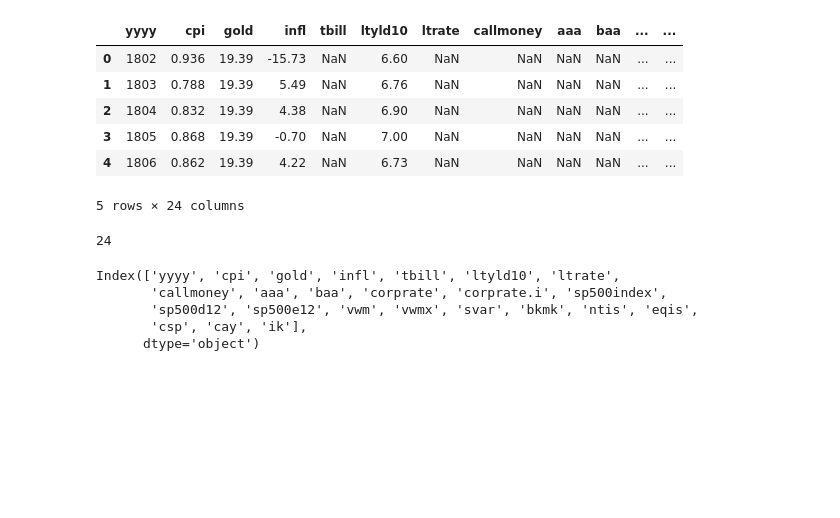
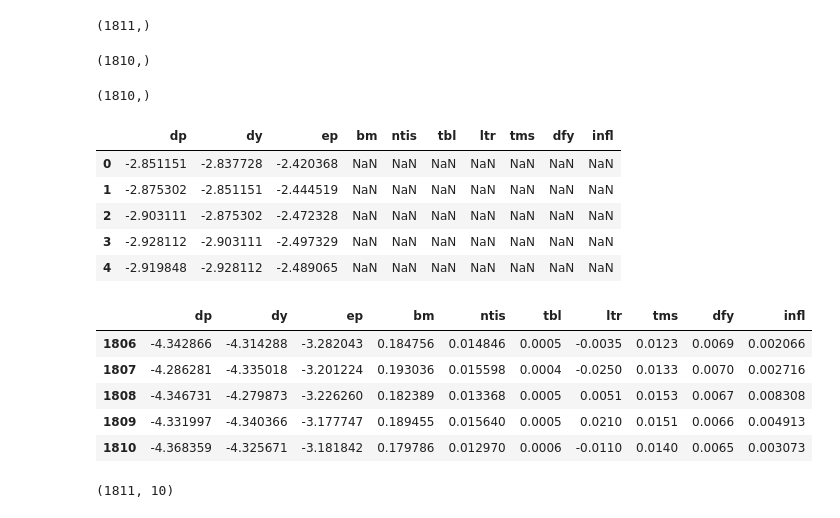
Before and after one commit to broughtj/DATA5610-SP22, a Jupyter notebook: Final Project/Goyal-Welch-Data.ipynb, the cells around one changed output. Saved outputs shown, nothing was run; the diff lists cells and outputs as text; code cells hidden in the pictures; blank space fills up the shorter version.

```diff
--- a/Final Project/Goyal-Welch-Data.ipynb
+++ b/Final Project/Goyal-Welch-Data.ipynb
@@ -34,0 +71,11 @@ wdf = pd.read_csv("goyal-welch-a.csv")
+# %%
+#### 8. (tms) Term spread
+tms = df.lty.values - df.tbl.values
+tms = tms[1:]
+# %%
+#### 9. (dfy) Default yield spread
+dfy = df.BAA.values - df.AAA.values
+dfy = dfy[1:]
+# %%
+#### 10. (infl) Inflation
+infl = df.infl.values[1:]
@@ -35,22 +87,49 @@ wdf = pd.read_csv("goyal-welch-a.csv")
+# %%
+date.shape
+# %% [output]
+(1811,)
+# %%
+date_leads.shape
+# %% [output]
+(1810,)
+# %%
+date_lags.shape
+# %% [output]
+(1810,)
+# %%
+#### 12. Make the dataframe
+new_df = pd.DataFrame(
+    {
+        'dp' : dp,
+        'dy' : dy,
+        'ep' : ep,
+        'bm' : bm,
+        'ntis' : ntis,
+        'tbl' : tbl,
+        'ltr' : ltr,
+        'tms' : tms,
+        'dfy' : dfy,
+        'infl' : infl
+})
 # %%
-wdf.head()
+new_df.head()
 # %% [output]
-|  | yyyy | cpi | gold | infl | tbill | ltyld10 | ltrate | callmoney | aaa | baa | ... | ... |
-| 0 | 1802 | 0.936 | 19.39 | -15.73 | NaN | 6.60 | NaN | NaN | NaN | NaN | ... | ... |
-| 1 | 1803 | 0.788 | 19.39 | 5.49 | NaN | 6.76 | NaN | NaN | NaN | NaN | ... | ... |
-| 2 | 1804 | 0.832 | 19.39 | 4.38 | NaN | 6.90 | NaN | NaN | NaN | NaN | ... | ... |
-| 3 | 1805 | 0.868 | 19.39 | -0.70 | NaN | 7.00 | NaN | NaN | NaN | NaN | ... | ... |
-| 4 | 1806 | 0.862 | 19.39 | 4.22 | NaN | 6.73 | NaN | NaN | NaN | NaN | ... | ... |
+|  | dp | dy | ep | bm | ntis | tbl | ltr | tms | dfy | infl |
+| 0 | -2.851151 | -2.837728 | -2.420368 | NaN | NaN | NaN | NaN | NaN | NaN | NaN |
+| 1 | -2.875302 | -2.851151 | -2.444519 | NaN | NaN | NaN | NaN | NaN | NaN | NaN |
+| 2 | -2.903111 | -2.875302 | -2.472328 | NaN | NaN | NaN | NaN | NaN | NaN | NaN |
+| 3 | -2.928112 | -2.903111 | -2.497329 | NaN | NaN | NaN | NaN | NaN | NaN | NaN |
+| 4 | -2.919848 | -2.928112 | -2.489065 | NaN | NaN | NaN | NaN | NaN | NaN | NaN |
-5 rows × 24 columns
-# %%
-len(wdf.columns)
-# %% [output]
-24
-# %%
-wdf.columns
-# %% [output]
-Index(['yyyy', 'cpi', 'gold', 'infl', 'tbill', 'ltyld10', 'ltrate',
-       'callmoney', 'aaa', 'baa', 'corprate', 'corprate.i', 'sp500index',
-       'sp500d12', 'sp500e12', 'vwm', 'vwmx', 'svar', 'bkmk', 'ntis', 'eqis',
-       'csp', 'cay', 'ik'],
-      dtype='object')
+# %%
+new_df.tail()
+# %% [output]
+|  | dp | dy | ep | bm | ntis | tbl | ltr | tms | dfy | infl |
+| 1806 | -4.342866 | -4.314288 | -3.282043 | 0.184756 | 0.014846 | 0.0005 | -0.0035 | 0.0123 | 0.0069 | 0.002066 |
+| 1807 | -4.286281 | -4.335018 | -3.201224 | 0.193036 | 0.015598 | 0.0004 | -0.0250 | 0.0133 | 0.0070 | 0.002716 |
+| 1808 | -4.346731 | -4.279873 | -3.226260 | 0.182389 | 0.013368 | 0.0005 | 0.0051 | 0.0153 | 0.0067 | 0.008308 |
+| 1809 | -4.331997 | -4.340366 | -3.177747 | 0.189455 | 0.015640 | 0.0005 | 0.0210 | 0.0151 | 0.0066 | 0.004913 |
+| 1810 | -4.368359 | -4.325671 | -3.181842 | 0.179786 | 0.012970 | 0.0006 | -0.0110 | 0.0140 | 0.0065 | 0.003073 |
+# %%
+new_df.shape
+# %% [output]
+(1811, 10)
```
Also changed, not shown: parts of 32 cells of this notebook, 4 other files.
